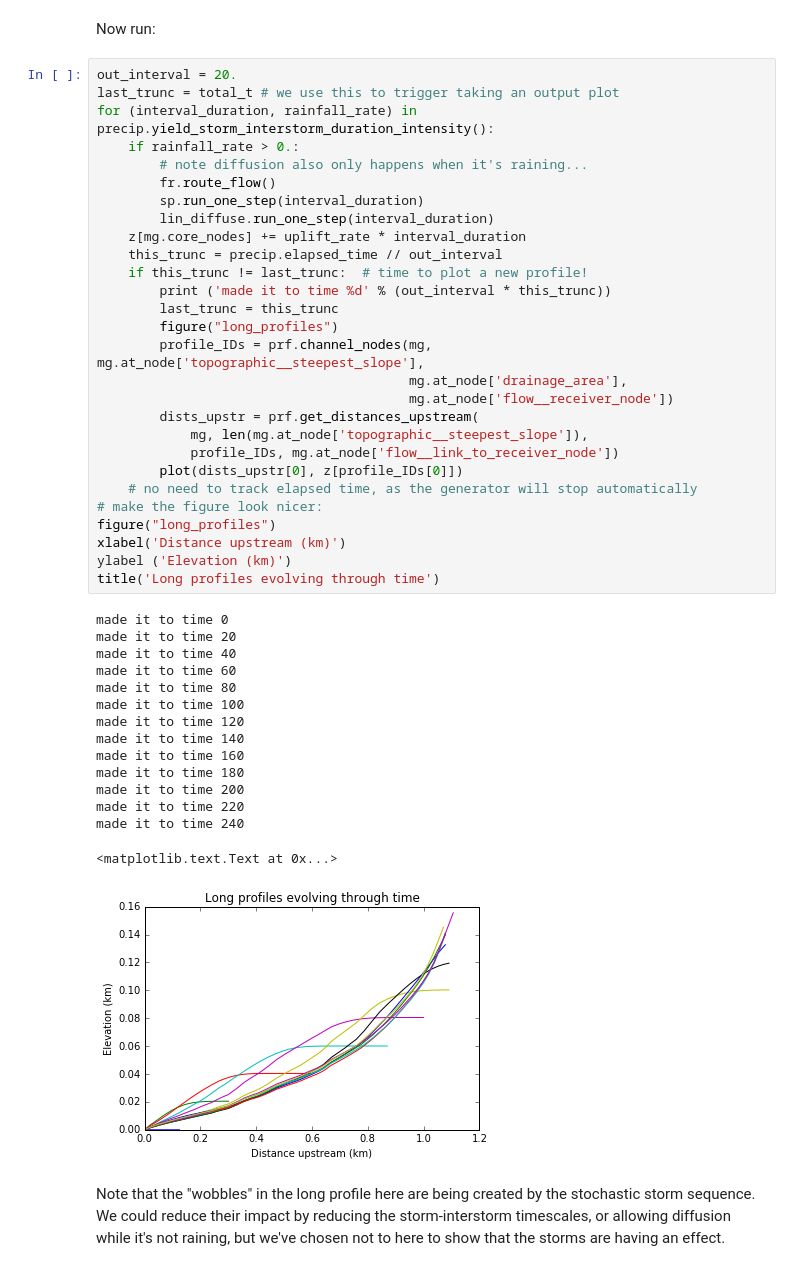
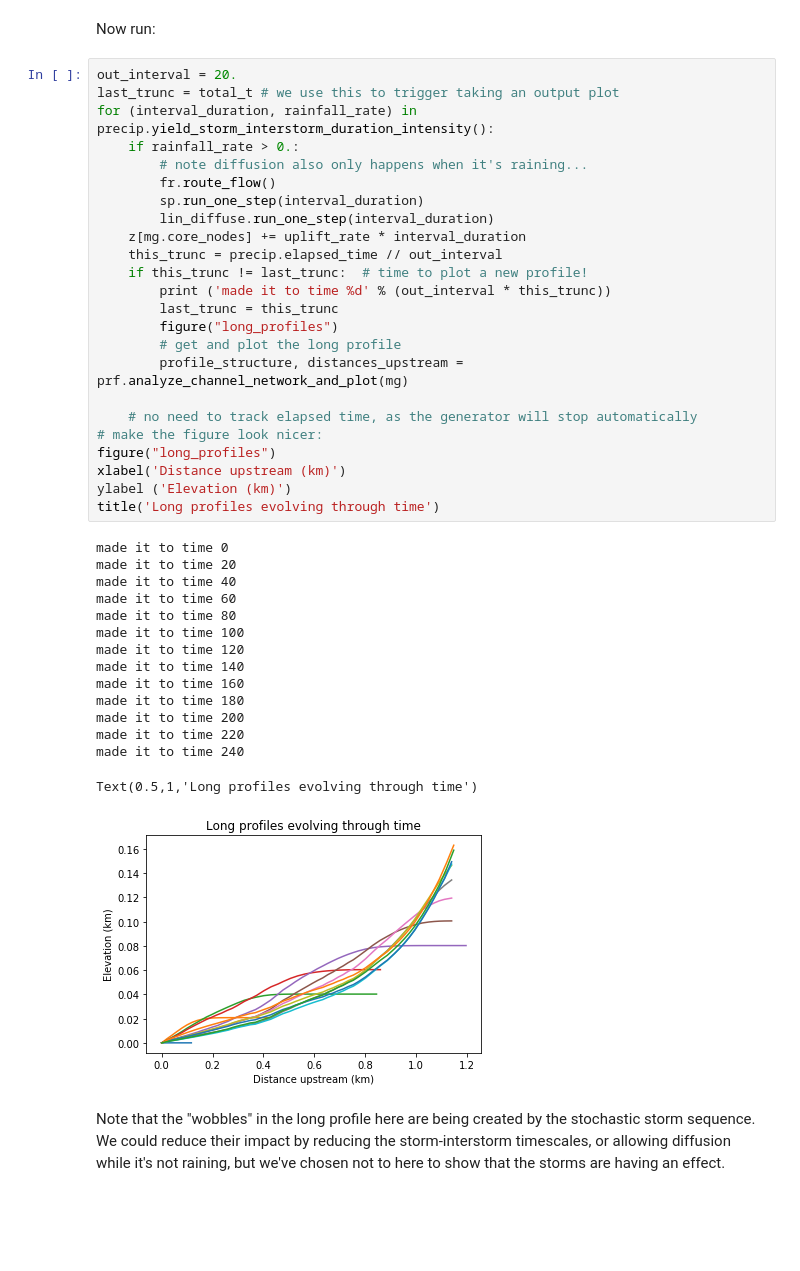
Before and after one commit to landlab/tutorials, a Jupyter notebook: component_tutorial/component_tutorial.ipynb, the cells around one changed output. Saved outputs shown, nothing was run; the diff lists cells and outputs as text; blank space fills up the shorter version.

Commit message:
updates to component tutorial
includes defining MPD (there was confusion in a class) and a simpler way to use the channel profiler.

```diff
--- a/component_tutorial/component_tutorial.ipynb
+++ b/component_tutorial/component_tutorial.ipynb
@@ -313,42 +313,38 @@ for (interval_duration, rainfall_rate) in precip.yield_storm_interstorm_duration
         # note diffusion also only happens when it's raining...
         fr.route_flow()
         sp.run_one_step(interval_duration)
         lin_diffuse.run_one_step(interval_duration)
     z[mg.core_nodes] += uplift_rate * interval_duration
     this_trunc = precip.elapsed_time // out_interval
     if this_trunc != last_trunc:  # time to plot a new profile!
         print ('made it to time %d' % (out_interval * this_trunc))
         last_trunc = this_trunc
         figure("long_profiles")
-        profile_IDs = prf.channel_nodes(mg, mg.at_node['topographic__steepest_slope'],
-                                        mg.at_node['drainage_area'],
-                                        mg.at_node['flow__receiver_node'])
-        dists_upstr = prf.get_distances_upstream(
-            mg, len(mg.at_node['topographic__steepest_slope']),
-            profile_IDs, mg.at_node['flow__link_to_receiver_node'])
-        plot(dists_upstr[0], z[profile_IDs[0]])
+        # get and plot the long profile
+        profile_structure, distances_upstream = prf.analyze_channel_network_and_plot(mg)
+
     # no need to track elapsed time, as the generator will stop automatically
 # make the figure look nicer:
 figure("long_profiles")
 xlabel('Distance upstream (km)')
 ylabel ('Elevation (km)')
 title('Long profiles evolving through time')
 # %% [output]
 made it to time 0
 made it to time 20
 made it to time 40
 made it to time 60
 made it to time 80
 made it to time 100
 made it to time 120
 made it to time 140
 made it to time 160
 made it to time 180
 made it to time 200
 made it to time 220
 made it to time 240
-<matplotlib.text.Text at 0x...>
+Text(0.5,1,'Long profiles evolving through time')
-[figure, old version]
+[figure, new version]
 # %% [markdown]
 Note that the "wobbles" in the long profile here are being created by the stochastic storm sequence. We could reduce their impact by reducing the storm-interstorm timescales, or allowing diffusion while it's not raining, but we've chosen not to here to show that the storms are having an effect.
 # %%
```
Also changed, not shown: parts of 11 cells of this notebook.
